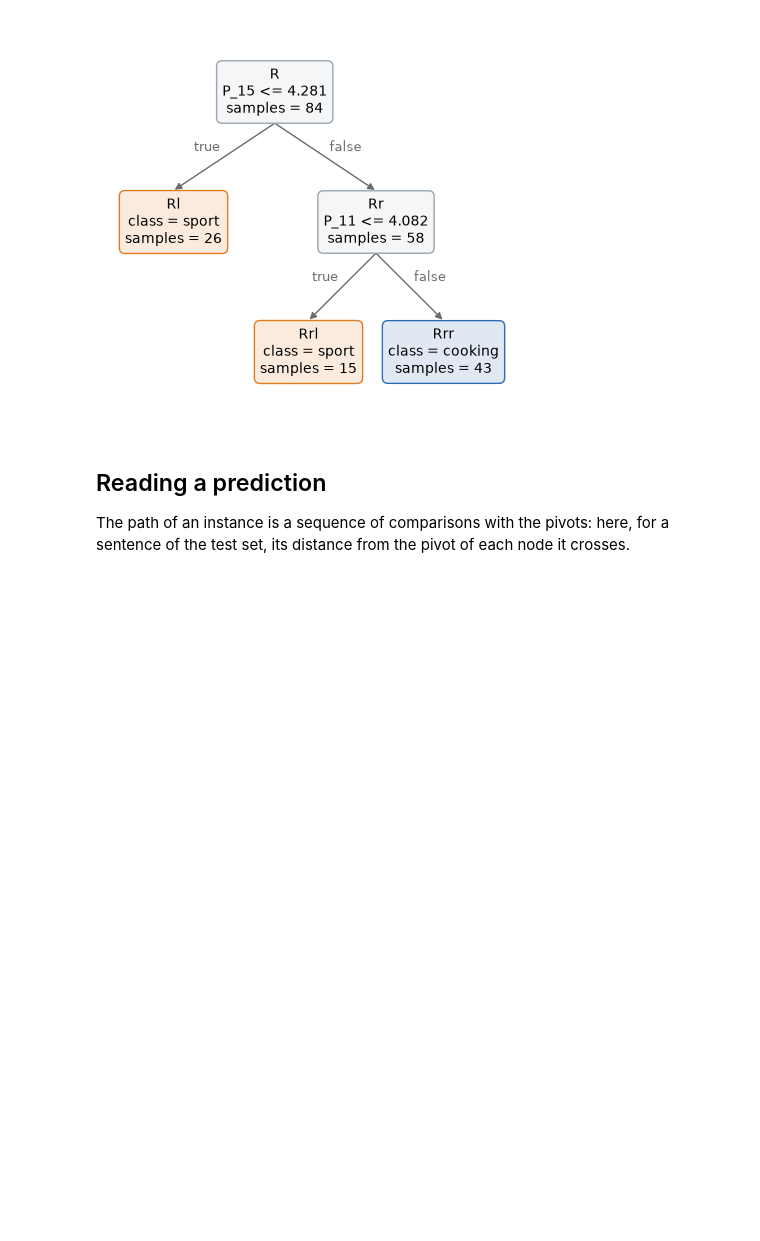
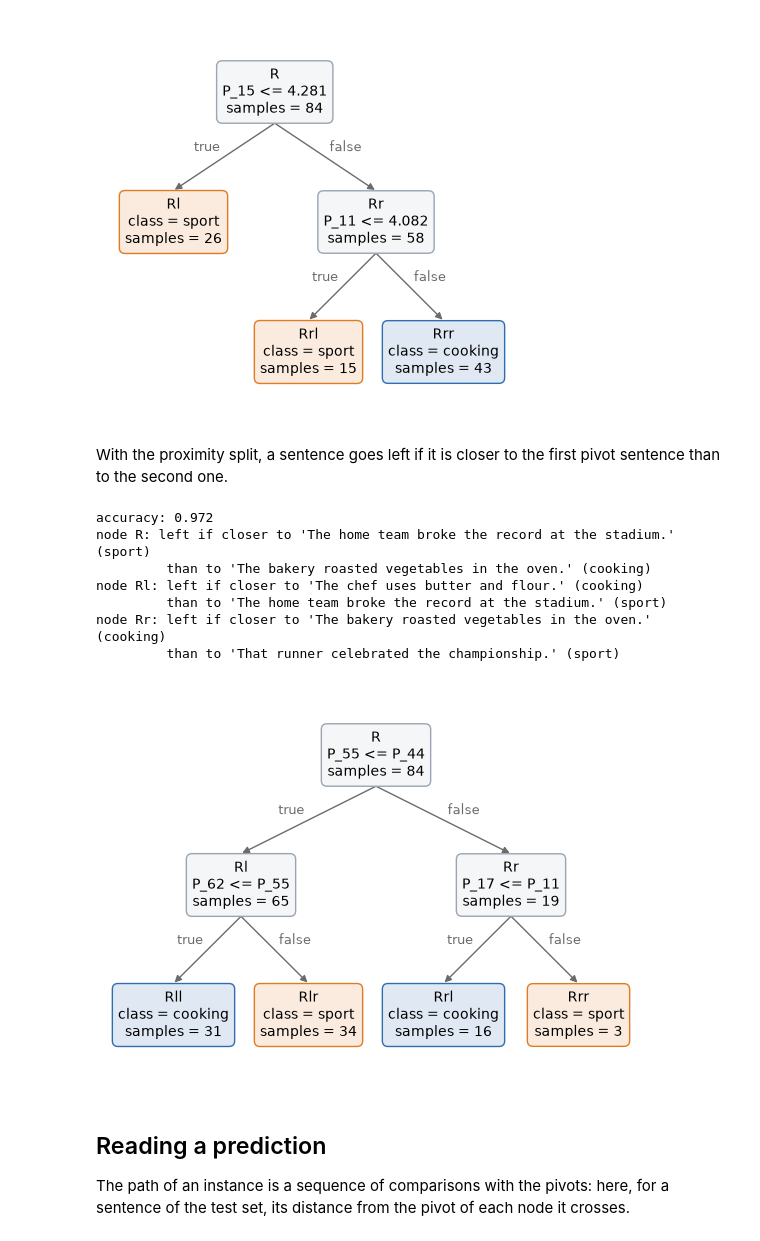
Before and after one commit to fismimosa/RuleTree, a Jupyter notebook: Examples/PivotTree_data_types.ipynb, the cells around one changed output. Cells and saved outputs as stored; diff of their text form; code cells hidden in the pictures; blank space fills up the shorter version.

```diff
--- a/Examples/PivotTree_data_types.ipynb
+++ b/Examples/PivotTree_data_types.ipynb
@@ -219,6 +267,25 @@ model.plot_tree()
 plt.show()
 # %% [output]
 [figure]
+# %% [markdown]
+With the proximity split, a sentence goes left if it is closer to the first pivot sentence than to the second one.
+# %%
+proximity_model = proximity_tree(X_train, y_train)
+print("accuracy:", round(accuracy_score(y_test, proximity_model.predict(X_test)), 3))
+for node_id, (left, right) in split_pivots(proximity_model).items():
+    print(f"node {node_id}: left if closer to {str(texts_train[left])!r} ({y_train[left]})")
+    print(f"{'':9s}than to {str(texts_train[right])!r} ({y_train[right]})")
+proximity_model.plot_tree()
+plt.show()
+# %% [output]
+accuracy: 0.972
+node R: left if closer to 'The home team broke the record at the stadium.' (sport)
+         than to 'The bakery roasted vegetables in the oven.' (cooking)
+node Rl: left if closer to 'The chef uses butter and flour.' (cooking)
+         than to 'The home team broke the record at the stadium.' (sport)
+node Rr: left if closer to 'The bakery roasted vegetables in the oven.' (cooking)
+         than to 'That runner celebrated the championship.' (sport)
+[figure, added]
 # %% [markdown]
 ## Reading a prediction
 
```
Also changed, not shown: parts of 9 cells of this notebook.
